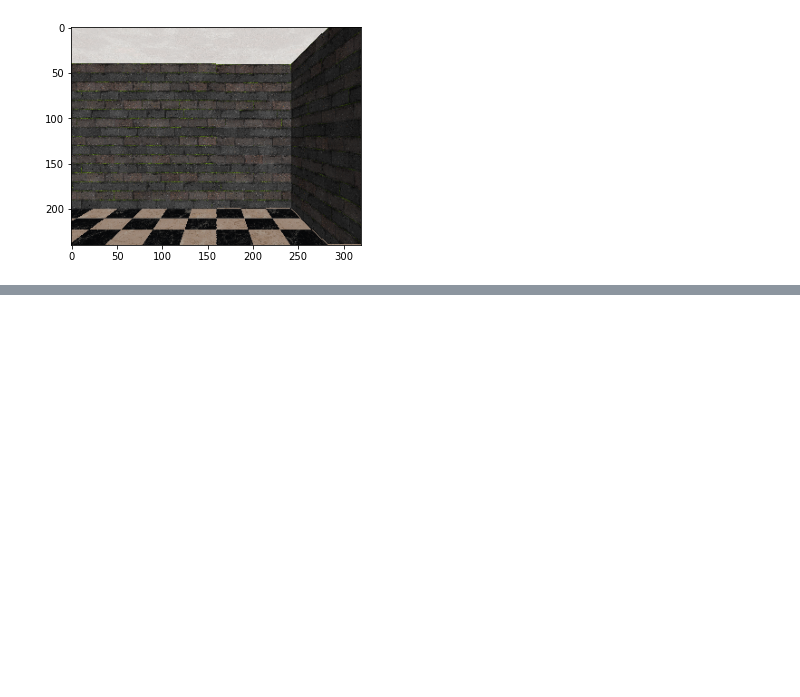
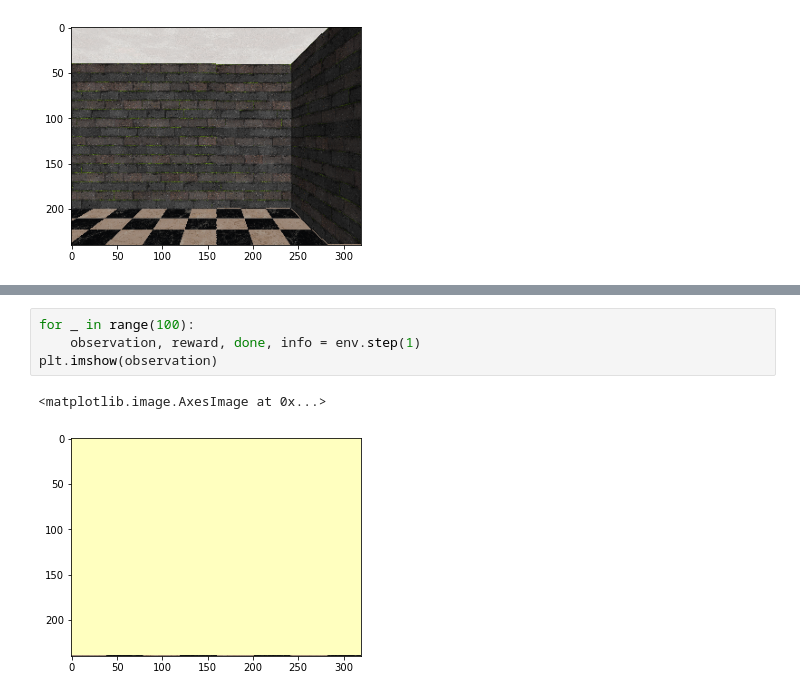
Before and after one commit to anthonyjclark/raycasting-simulation, a Jupyter notebook: Notebooks/PycastWorldDemo.ipynb, the cells around one changed output, grey strips where cells are left out. Cells and saved outputs as stored; diff of their text form; blank space fills up the shorter version.

```diff
--- a/Notebooks/PycastWorldDemo.ipynb
+++ b/Notebooks/PycastWorldDemo.ipynb
@@ -105,0 +139,7 @@ plt.imshow(observation)
+# %%
+for _ in range(100):
+    observation, reward, done, info = env.step(1)
+plt.imshow(observation)
+# %% [output]
+<matplotlib.image.AxesImage at 0x...>
+[figure, added]
```
Also changed, not shown: parts of 10 cells of this notebook, 3 other files.
